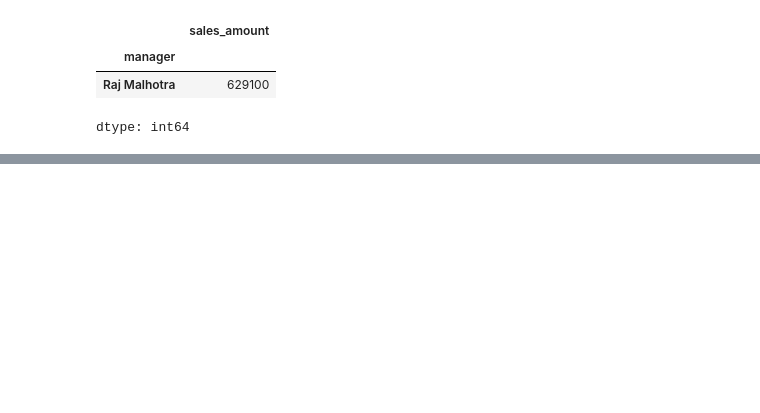
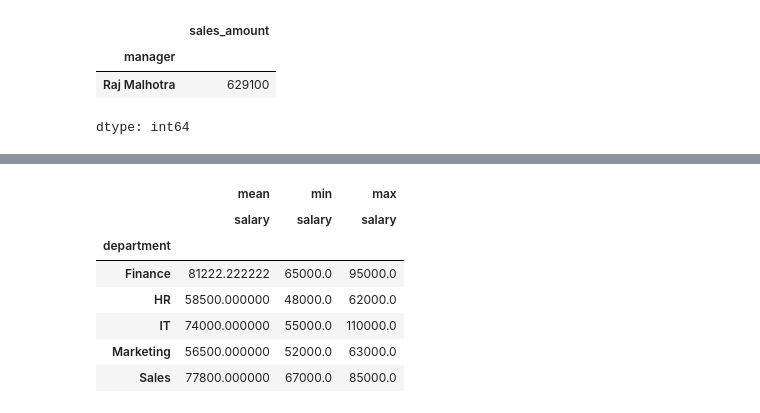
Before and after one commit to Vasista-G/GoogleCollab_Python, a Jupyter notebook: PandasLvL3/PandasLvL3Practice.ipynb, the cells around one changed output, grey strips where cells are left out. Drawn from its saved outputs; the diff is of its cells as text; code cells hidden in the pictures; blank space fills up the shorter version.

```diff
--- a/PandasLvL3/PandasLvL3Practice.ipynb
+++ b/PandasLvL3/PandasLvL3Practice.ipynb
@@ -258,0 +330,19 @@ dtype: int64
+# %%
+# 66 Create a pivot table showing: Department Average salary Maximum salary Minimum salary
+
+pd.pivot_table(
+    m,
+    index = "department",
+    values = "salary",
+    aggfunc = ["mean", "min", "max"],
+    fill_value = 0
+)
+# %% [output]
+|  | mean | min | max |
+|  | salary | salary | salary |
+| department |  |  |  |
+| Finance | 81222.222222 | 65000.0 | 95000.0 |
+| HR | 58500.000000 | 48000.0 | 62000.0 |
+| IT | 74000.000000 | 55000.0 | 110000.0 |
+| Marketing | 56500.000000 | 52000.0 | 63000.0 |
+| Sales | 77800.000000 | 67000.0 | 85000.0 |
```
Also changed, not shown: parts of 12 cells of this notebook.
